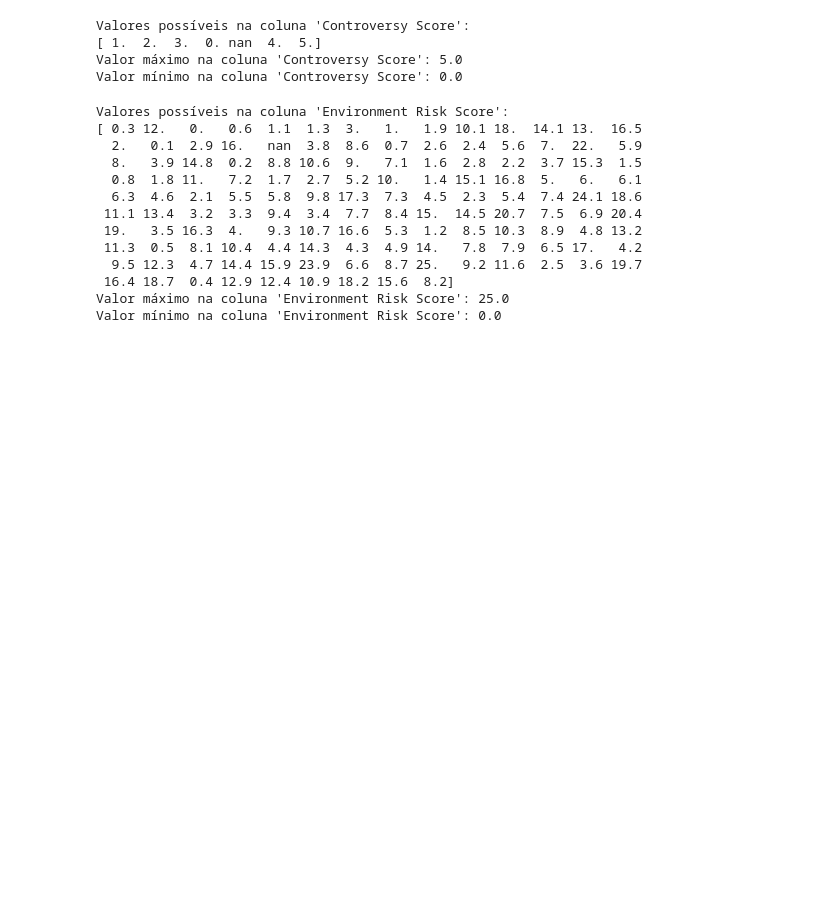
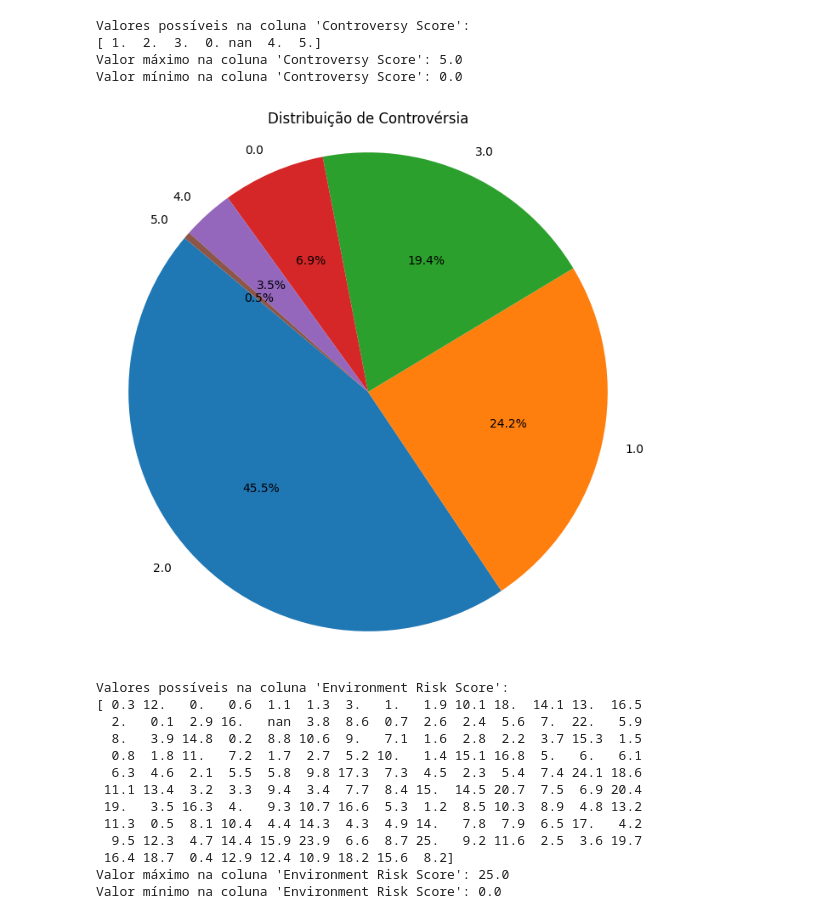
Before and after one commit to maluvsb/DatasetESG, a Jupyter notebook: esg_dataset.ipynb, the cells around one changed output. Saved outputs shown, nothing was run; the diff lists cells and outputs as text; code cells hidden in the pictures; blank space fills up the shorter version.

```diff
--- a/esg_dataset.ipynb
+++ b/esg_dataset.ipynb
@@ -235,6 +233,22 @@ Valores possíveis na coluna 'Controversy Score':
 [ 1.  2.  3.  0. nan  4.  5.]
 Valor máximo na coluna 'Controversy Score': 5.0
 Valor mínimo na coluna 'Controversy Score': 0.0
+# %%
+# @title Identificando os valores possíveis de 'Controvérsia' em gráfico
+
+valores_possiveis = esg['Controversy Score'].unique()
+
+# Contando o número de ocorrências de cada valor
+contagem_valores = esg['Controversy Score'].value_counts()
+
+# Plotando o gráfico de pizza
+plt.figure(figsize=(8, 8))
+plt.pie(contagem_valores, labels=contagem_valores.index, autopct='%1.1f%%', startangle=140)
+plt.title("Distribuição de Controvérsia")
+plt.axis('equal')
+plt.show()
+# %% [output]
+[figure, added]
 # %%
 # @title Identificando os valores possíveis da coluna 'Enviroment Risk Score'
 valores_possiveis = esg['Environment Risk Score'].unique()
```
Also changed, not shown: parts of 6 cells of this notebook.
